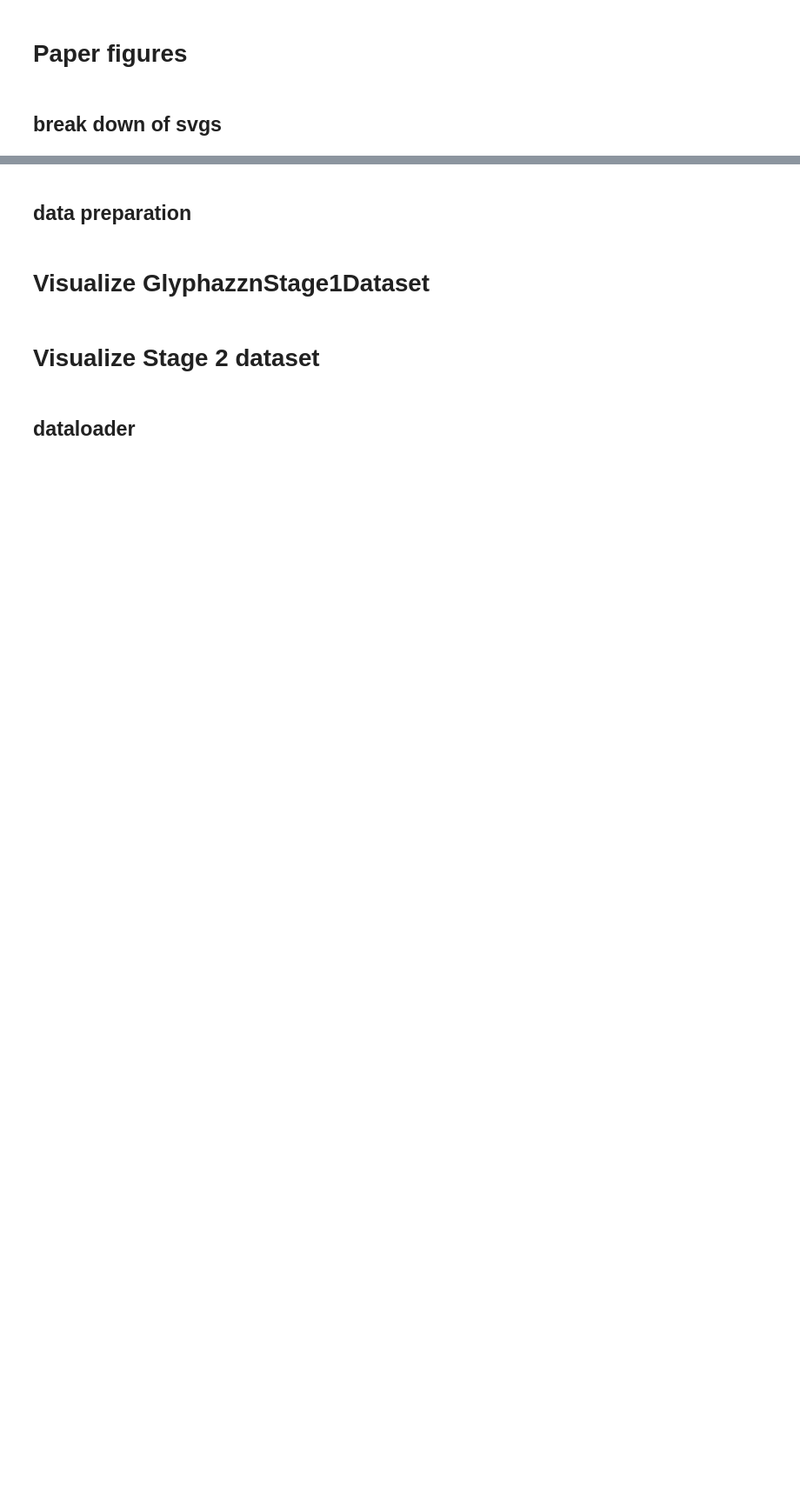
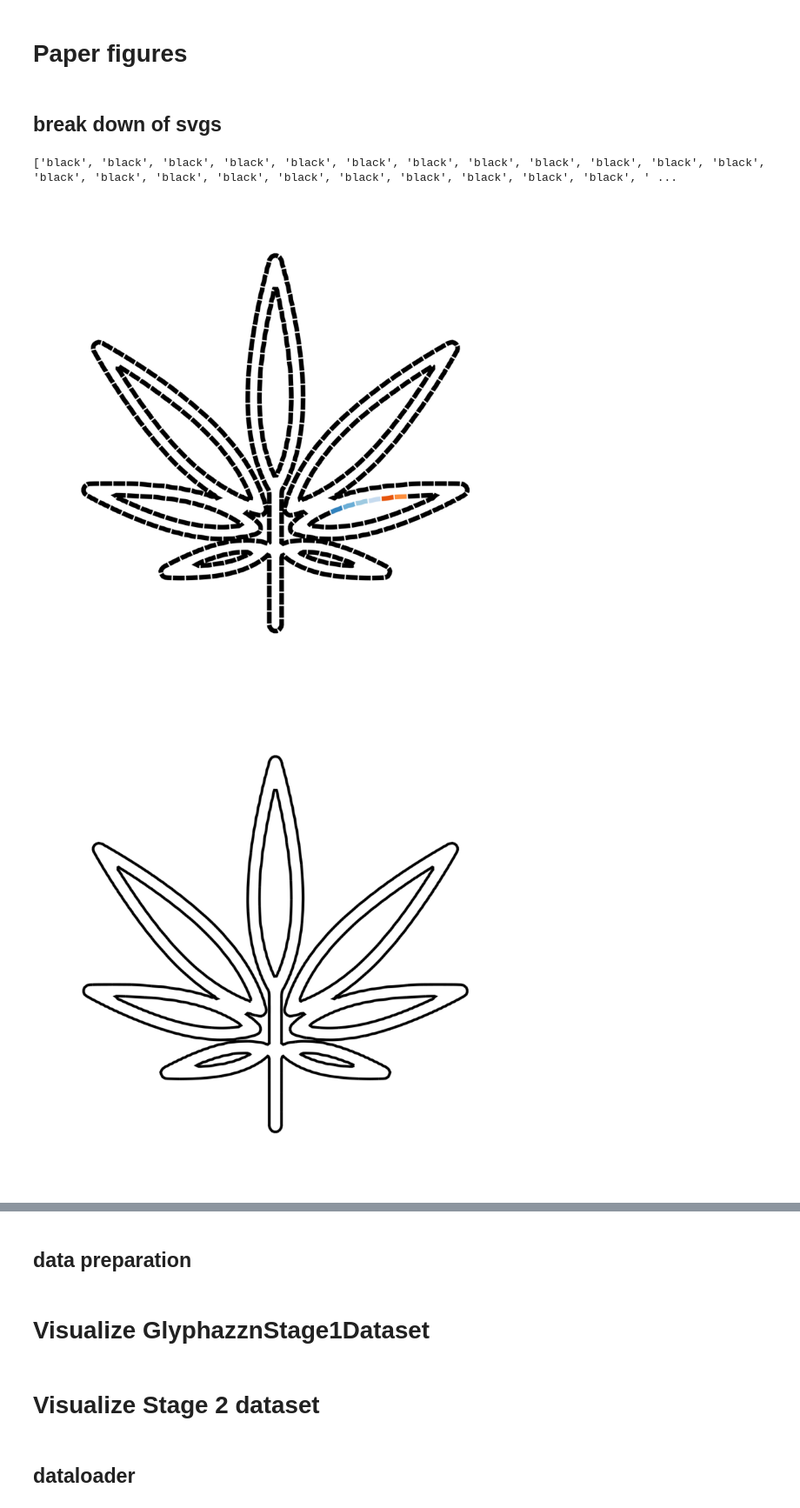
Before and after one commit to potpov/VectorGrimoire, a Jupyter notebook: visualizations.ipynb, the cells around one changed output, grey strips where cells are left out. Shown: that part at 87% size. Cells and saved outputs as stored; diff of their text form; code cells hidden in the pictures; blank space fills up the shorter version.

Commit message:
more visualization

```diff
--- a/visualizations.ipynb
+++ b/visualizations.ipynb
@@ -21,7 +21,7 @@ train_ds = GlyphazznStage1Dataset(**config["data_params"], train=False)
 import matplotlib
 from svgpathtools import Path
 
-index = 13
+index = 66
 
 cmap = plt.get_cmap("tab20c")
 colors_hex = [matplotlib.colors.rgb2hex(cmap(i)) for i in range(cmap.N)]
@@ -36,38 +36,47 @@ single_paths = train_ds.get_similar_length_paths(single_paths, max_length=2.0)
 new_single_paths = []
 for i, path in enumerate(single_paths):
     # if i % 2 == 0:
     #     # print(path)
     #     # new_single_paths.append(Path(*train_ds.get_similar_length_paths([path], max_length=0.5)[1:]))
     #     new_single_paths.append(Path(*path._segments))
     # else:
     new_paths = train_ds.get_similar_length_paths([path], max_length=0.2)[1:]
     all_segs = []
     for myp in new_paths:
         all_segs.extend(myp._segments)
     new_single_paths.append(Path(*all_segs))
 # print(new_single_paths)
 # single_paths = get_single_paths(paths)
 new_single_paths = [path for path in new_single_paths if path.length() > 0.]
 # new_single_paths = [new_single_paths[i] for i in range(len(new_single_paths)) if not i%2 == 0]
 
 
 # make alternating colors red, green blue for single paths
-offset = 111
+offset = 114
 hex_colors = colors_hex[:6]
 colors = ["black"] * offset + hex_colors + ["black"] * (len(new_single_paths) - len(hex_colors) - offset)
 print(colors)
 
 drawing = disvg(new_single_paths, colors=colors,paths2Drawing=True, stroke_widths=[0.7]*len(new_single_paths), viewbox = svg_attributes["viewBox"],dimensions=(1280,1280))
 
+save = True
+
 fig, ax = plt.subplots(1, 1, figsize=(10,10))
 ax.imshow(drawing_to_tensor(drawing).permute(1,2,0))
 ax.axis("off")
-# fig.savefig(f"images/paper/figr8_{index}_split.png", bbox_inches='tight', pad_inches=0)
+if save:
+    fig.savefig(f"images/paper/figr8_{index}_split_colored.png", bbox_inches='tight', pad_inches=0)
 
 
-# fig, ax = plt.subplots(1, 1, figsize=(10,10))
-# ax.imshow(train_ds._get_full_svg_drawing(index, width=1280, as_tensor=True).permute(1,2,0))
-# ax.axis("off")
+fig, ax = plt.subplots(1, 1, figsize=(10,10))
+ax.imshow(train_ds._get_full_svg_drawing(index, width=1280, as_tensor=True).permute(1,2,0))
+ax.axis("off")
+if save:
+    fig.savefig(f"images/paper/figr8_{index}_original.png", bbox_inches='tight', pad_inches=0)
+# %% [output]
+['black', 'black', 'black', 'black', 'black', 'black', 'black', 'black', 'black', 'black', 'black', 'black', 'black', 'black', 'black', 'black', 'black', 'black', 'black', 'black', 'black', 'black', ' ...
+[figure, added]
+[figure, added]
 # %%
 len(new_single_paths[offset:offset+len(hex_colors)])
 # %%
```
Also changed, not shown: parts of 1 cell of this notebook.
